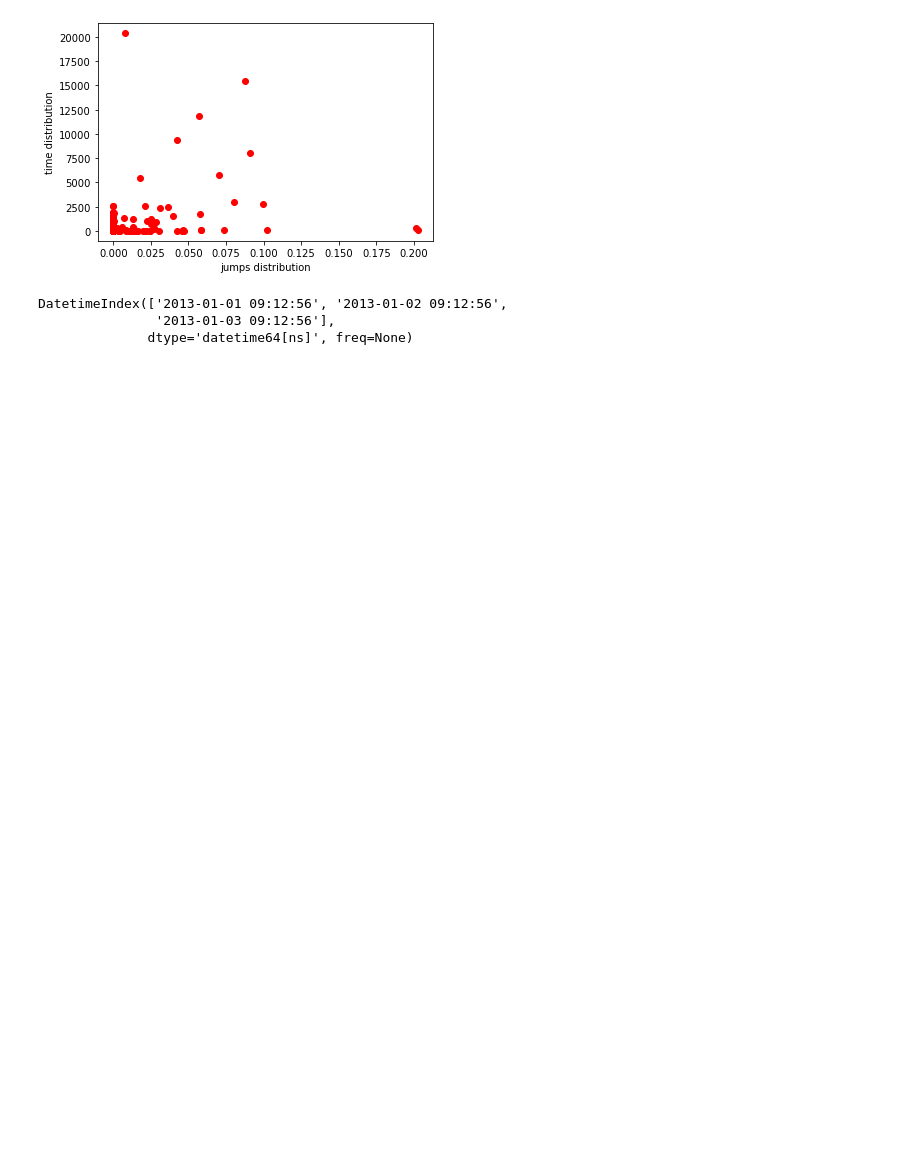
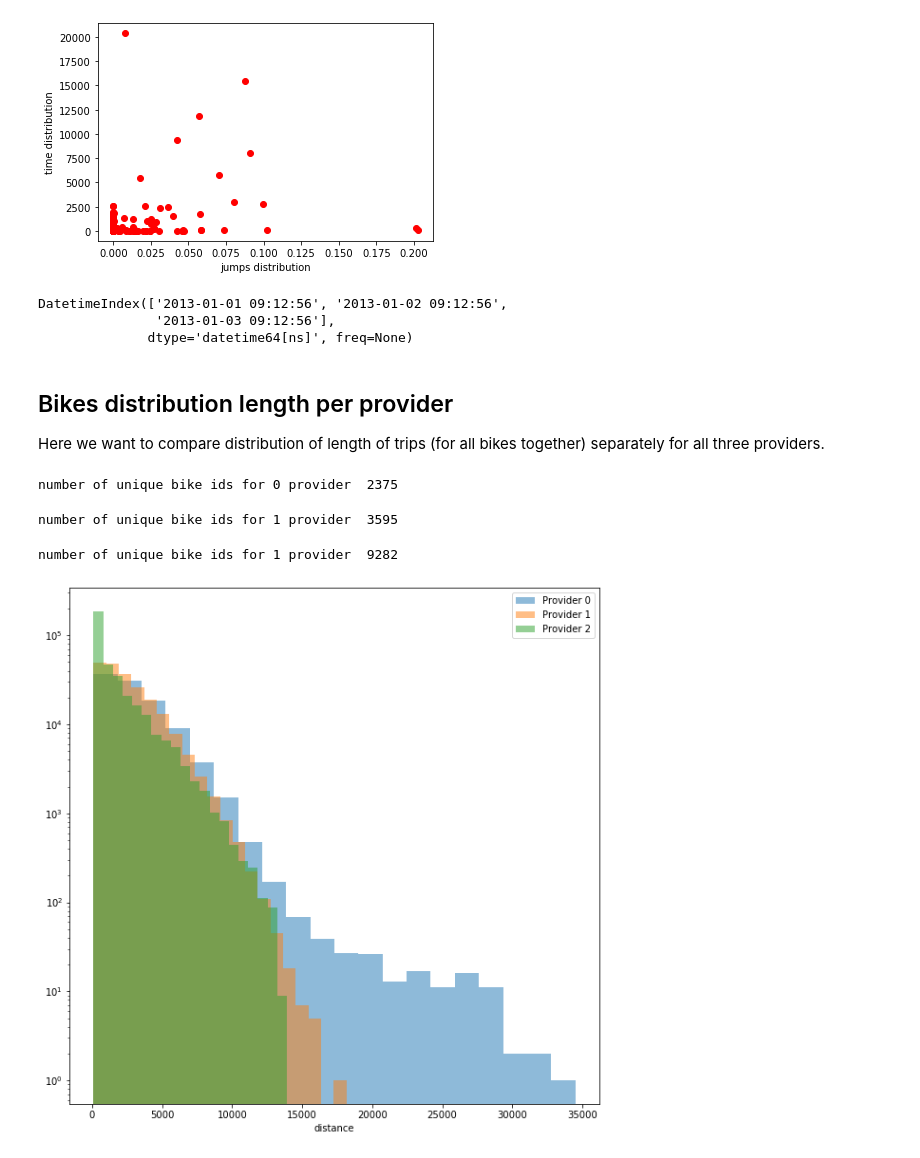
Before and after one commit to Liyubov/bike-sharing, a Jupyter notebook: bikes_mobility_analysis_trajectories/bikes_trajectories_analys.ipynb, the cells around one changed output. Drawn from its saved outputs; the diff is of its cells as text; code cells hidden in the pictures; blank space fills up the shorter version.

Commit message:
updated distributions

```diff
--- a/bikes_mobility_analysis_trajectories/bikes_trajectories_analys.ipynb
+++ b/bikes_mobility_analysis_trajectories/bikes_trajectories_analys.ipynb
@@ -421,3 +459,62 @@ dr.round('s')
 DatetimeIndex(['2013-01-01 09:12:56', '2013-01-02 09:12:56',
                '2013-01-03 09:12:56'],
               dtype='datetime64[ns]', freq=None)
+# %% [markdown]
+## Bikes distribution length per provider
+
+Here we want to compare distribution of length of trips (for all bikes together) separately for all three providers.
+# %%
+
+
+import numpy as np
+from matplotlib import pyplot as plt
+
+
+
+provider_ids = np.unique(df_traj.providerId.values)
+
+
+df_prov_0 = df_traj[df_traj.providerId == 0]
+
+# find unique values in column bikeid for that provider
+bike_ids_0 = np.unique(df_prov_0.bikeId.values)
+print('number of unique bike ids for 0 provider ', len(bike_ids_0))
+# %% [output]
+number of unique bike ids for 0 provider  2375
+# %%
+
+df_prov_1 = df_traj[df_traj.providerId == 1]
+# find unique values in column bikeid for that provider
+bike_ids_1 = np.unique(df_prov_1.bikeId.values)
+print('number of unique bike ids for 1 provider ', len(bike_ids_1))
+# %% [output]
+number of unique bike ids for 1 provider  3595
+# %%
+df_prov_2 = df_traj[df_traj.providerId == 2]
+# find unique values in column bikeid for that provider
+bike_ids_2 = np.unique(df_prov_2.bikeId.values)
+print('number of unique bike ids for 1 provider ', len(bike_ids_2))
+# %% [output]
+number of unique bike ids for 1 provider  9282
+# %%
+
+import math
+import matplotlib.pyplot as plt
+
+import seaborn
+
+
+# now we apply this function to routes dataframe
+#route_lengths = routes.apply(calc_dist, axis=1)
+
+fig, ax = plt.subplots(figsize=(10, 10))
+# now we are plotting the histogram
+plt.hist(df_prov_0.distance, bins=20, alpha =0.5)
+plt.hist(df_prov_1.distance, bins=20, alpha =0.5)
+plt.hist(df_prov_2.distance, bins=20, alpha =0.5)
+ax.set_yscale('log')
+plt.legend(['Provider 0', 'Provider 1', 'Provider 2']) #plt.legend(["Time window size"])
+plt.xlabel('distance')
+plt.show()
+# %% [output]
+[figure, added]
```
Also changed, not shown: parts of 9 cells of this notebook.
